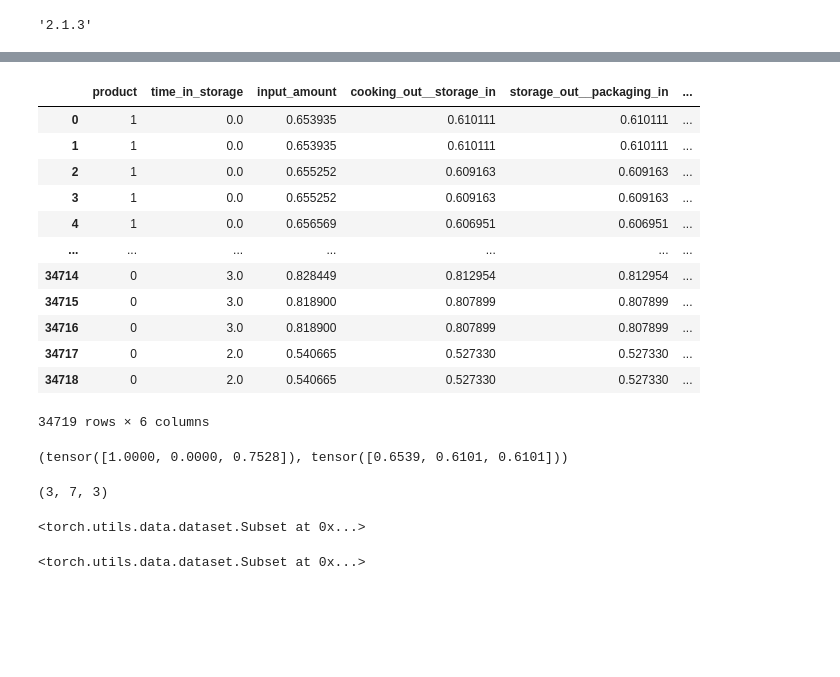
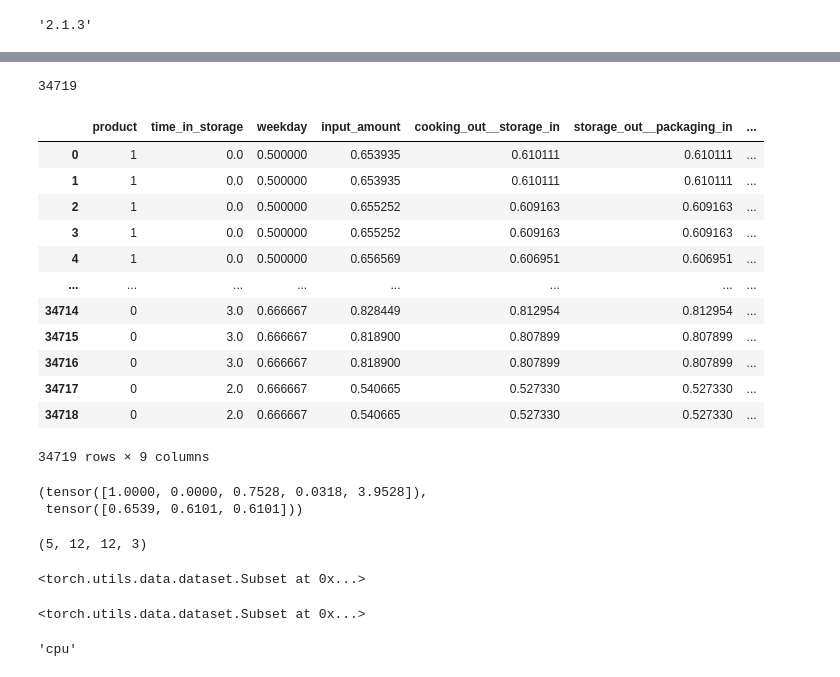
Before and after one commit to ktnlvr/junction-2024, a Jupyter notebook: stats.ipynb, the cells around one changed output, grey strips where cells are left out. Saved outputs shown, nothing was run; the diff lists cells and outputs as text; code cells hidden in the pictures; blank space fills up the shorter version.

Commit message:
Prep the data for cooking

```diff
--- a/stats.ipynb
+++ b/stats.ipynb
@@ -123,40 +126,60 @@ class Net(nn.Module):
 
     def forward(self, x):
         return self.l3(self.lrelu(self.l2(self.relu(self.l1(x)))))
+# %%
+deviations = []
+
+for i, row in pre_df.iterrows():
+    cols = [col for col in pre_df.columns if "Sample" in col]
+    ls = []
+    for col in cols:
+        v = row[col]
+        if np.isnan(v):
+            continue
+        ls.append(v)
+    deviations.append(np.std(ls))
+
+len(deviations)
+# %% [output]
+34719
 # %%
 from sklearn import preprocessing
 
 le = preprocessing.LabelEncoder()
 df = pd.DataFrame()
 
 df['product'] = le.fit_transform(pre_df['PRODUCT'])
 
 df['time_in_storage'] = [x / np.timedelta64(1, 'D') for x in (pre_df["BATCH OUT OF STORAGE"] - pre_df["BATCH INTO STORAGE"]).values]
+df['weekday'] = [x.weekday() for x in pre_df["BATCH INTO STORAGE"]]
+df['weekday'] = df['weekday'] / max(df['weekday'])
 df['input_amount'] = preprocessing.MinMaxScaler().fit_transform(pre_df["BATCH WEIGHT (kg) BEFORE COOKING"].values.reshape(-1, 1))
 df['cooking_out__storage_in'] = preprocessing.MinMaxScaler().fit_transform(pre_df["BATCH WEIGHT (kg) AFTER COOKING"].values.reshape(-1, 1))
 df['storage_out__packaging_in'] = preprocessing.MinMaxScaler().fit_transform(pre_df["BATCH WEIGHT LEAVING STORAGE (KG)"].values.reshape(-1, 1))
 df['product_amount_expected'] = preprocessing.MinMaxScaler().fit_transform(pre_df["PRODUCT AMOUNT EXPECTED"].values.reshape(-1, 1))
+df['mean'] = preprocessing.MinMaxScaler().fit_transform(pre_df["AVERAGE WEIGHT (g)"].values.reshape(-1, 1))
+df['stdev'] = deviations
 
 df
 # %% [output]
-|  | product | time_in_storage | input_amount | cooking_out__storage_in | storage_out__packaging_in | ... |
-| 0 | 1 | 0.0 | 0.653935 | 0.610111 | 0.610111 | ... |
-| 1 | 1 | 0.0 | 0.653935 | 0.610111 | 0.610111 | ... |
-| 2 | 1 | 0.0 | 0.655252 | 0.609163 | 0.609163 | ... |
-| 3 | 1 | 0.0 | 0.655252 | 0.609163 | 0.609163 | ... |
-| 4 | 1 | 0.0 | 0.656569 | 0.606951 | 0.606951 | ... |
-| ... | ... | ... | ... | ... | ... | ... |
-| 34714 | 0 | 3.0 | 0.828449 | 0.812954 | 0.812954 | ... |
-| 34715 | 0 | 3.0 | 0.818900 | 0.807899 | 0.807899 | ... |
-| 34716 | 0 | 3.0 | 0.818900 | 0.807899 | 0.807899 | ... |
-| 34717 | 0 | 2.0 | 0.540665 | 0.527330 | 0.527330 | ... |
-| 34718 | 0 | 2.0 | 0.540665 | 0.527330 | 0.527330 | ... |
+|  | product | time_in_storage | weekday | input_amount | cooking_out__storage_in | storage_out__packaging_in | ... |
+| 0 | 1 | 0.0 | 0.500000 | 0.653935 | 0.610111 | 0.610111 | ... |
+| 1 | 1 | 0.0 | 0.500000 | 0.653935 | 0.610111 | 0.610111 | ... |
+| 2 | 1 | 0.0 | 0.500000 | 0.655252 | 0.609163 | 0.609163 | ... |
+| 3 | 1 | 0.0 | 0.500000 | 0.655252 | 0.609163 | 0.609163 | ... |
+| 4 | 1 | 0.0 | 0.500000 | 0.656569 | 0.606951 | 0.606951 | ... |
+| ... | ... | ... | ... | ... | ... | ... | ... |
+| 34714 | 0 | 3.0 | 0.666667 | 0.828449 | 0.812954 | 0.812954 | ... |
+| 34715 | 0 | 3.0 | 0.666667 | 0.818900 | 0.807899 | 0.807899 | ... |
+| 34716 | 0 | 3.0 | 0.666667 | 0.818900 | 0.807899 | 0.807899 | ... |
+| 34717 | 0 | 2.0 | 0.666667 | 0.540665 | 0.527330 | 0.527330 | ... |
+| 34718 | 0 | 2.0 | 0.666667 | 0.540665 | 0.527330 | 0.527330 | ... |
-34719 rows × 6 columns
+34719 rows × 9 columns
 # %%
 class Data(torch.utils.data.Dataset):
     def __init__(self):
         self.data = df
-        self.target = ["input_amount","cooking_out__storage_in", "storage_out__packaging_in"]
+        self.target = ["input_amount","cooking_out__storage_in", "storage_out__packaging_in", "time_in_storage"]
 
     def __len__(self) -> int:
         return len(self.data)
@@ -175,11 +198,12 @@ class Data(torch.utils.data.Dataset):
 data = Data()
 data[0]
 # %% [output]
-(tensor([1.0000, 0.0000, 0.7528]), tensor([0.6539, 0.6101, 0.6101]))
+(tensor([1.0000, 0.0000, 0.7528, 0.0318, 3.9528]),
+ tensor([0.6539, 0.6101, 0.6101]))
 # %%
 INPUT_SIZE = len(data[0][0])
 OUTPUT_SIZE = len(data[0][1])
-INTERNAL = 7
+INTERNAL = 12
 
 class Net(nn.Module):
     def __init__(self):
@@ -188,14 +212,16 @@ class Net(nn.Module):
         self.lrelu = nn.LeakyReLU()
         self.l2 = nn.Linear(INTERNAL, INTERNAL)
         self.relu = nn.ReLU()
-        self.l3 = nn.Linear(INTERNAL, OUTPUT_SIZE)
+        self.l3 = nn.Linear(INTERNAL, INTERNAL)
+        self.silu = nn.SiLU()
+        self.l4 = nn.Linear(INTERNAL, OUTPUT_SIZE)
 
     def forward(self, x):
-        return self.l3(self.relu(self.l2((self.lrelu(self.l1(x))))))
+        return self.l4(self.silu(self.l3(self.relu(self.l2((self.lrelu(self.l1(x))))))))
 
-INPUT_SIZE, INTERNAL, OUTPUT_SIZE
+INPUT_SIZE, INTERNAL, INTERNAL, OUTPUT_SIZE
 # %% [output]
-(3, 7, 3)
+(5, 12, 12, 3)
 # %%
 train_dataset, test_dataset = torch.utils.data.random_split(data, [.8, .2])
 
@@ -207,7 +233,8 @@ display(test_dataset)
 # %%
 device = torch.device('cuda' if torch.cuda.is_available() else 'cpu')
 device.type
-device = torch.device('cpu')
+# %% [output]
+'cpu'
 # %%
 model = Net().to(device)
 criterion = nn.MSELoss()
```
Also changed, not shown: parts of 7 cells of this notebook, 1 other file.
